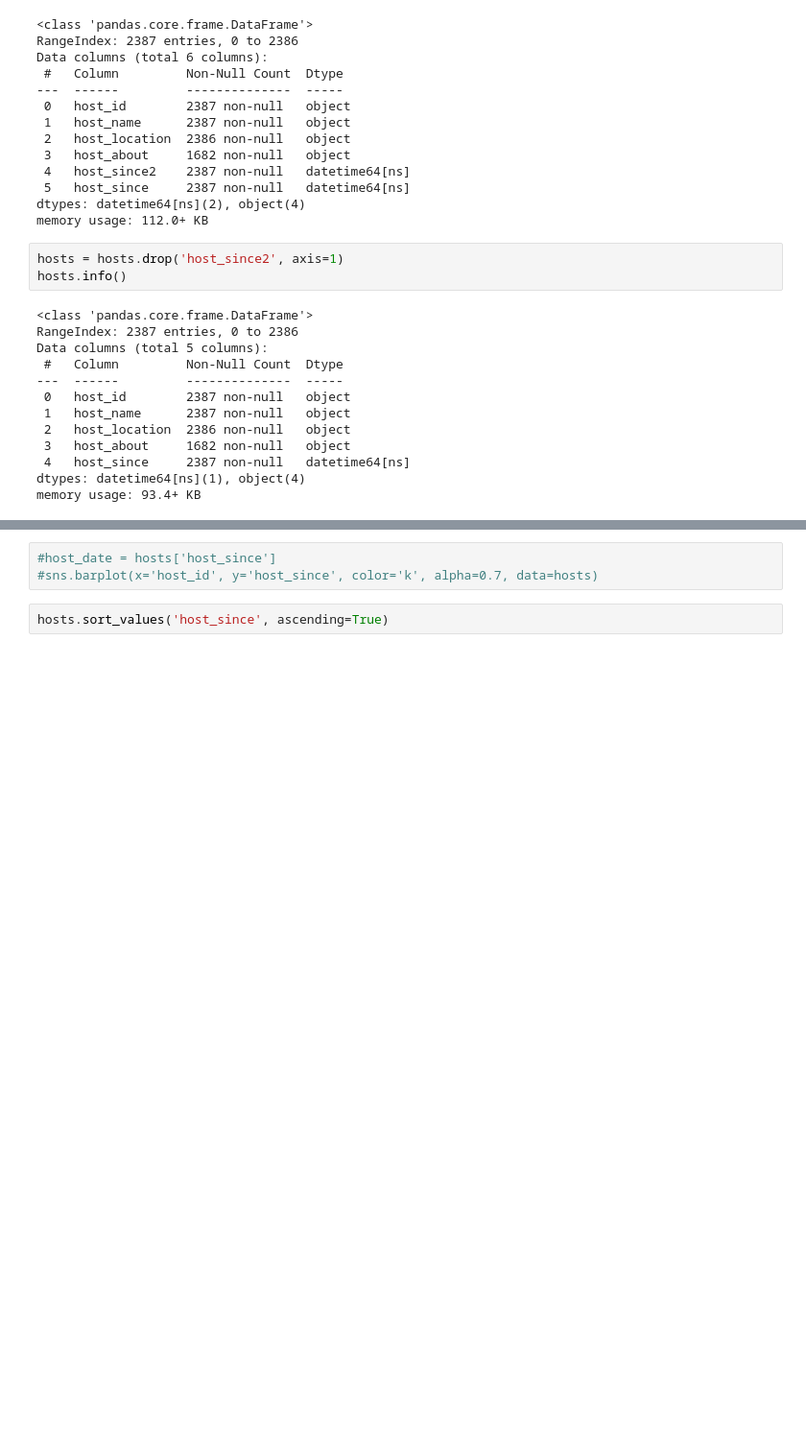
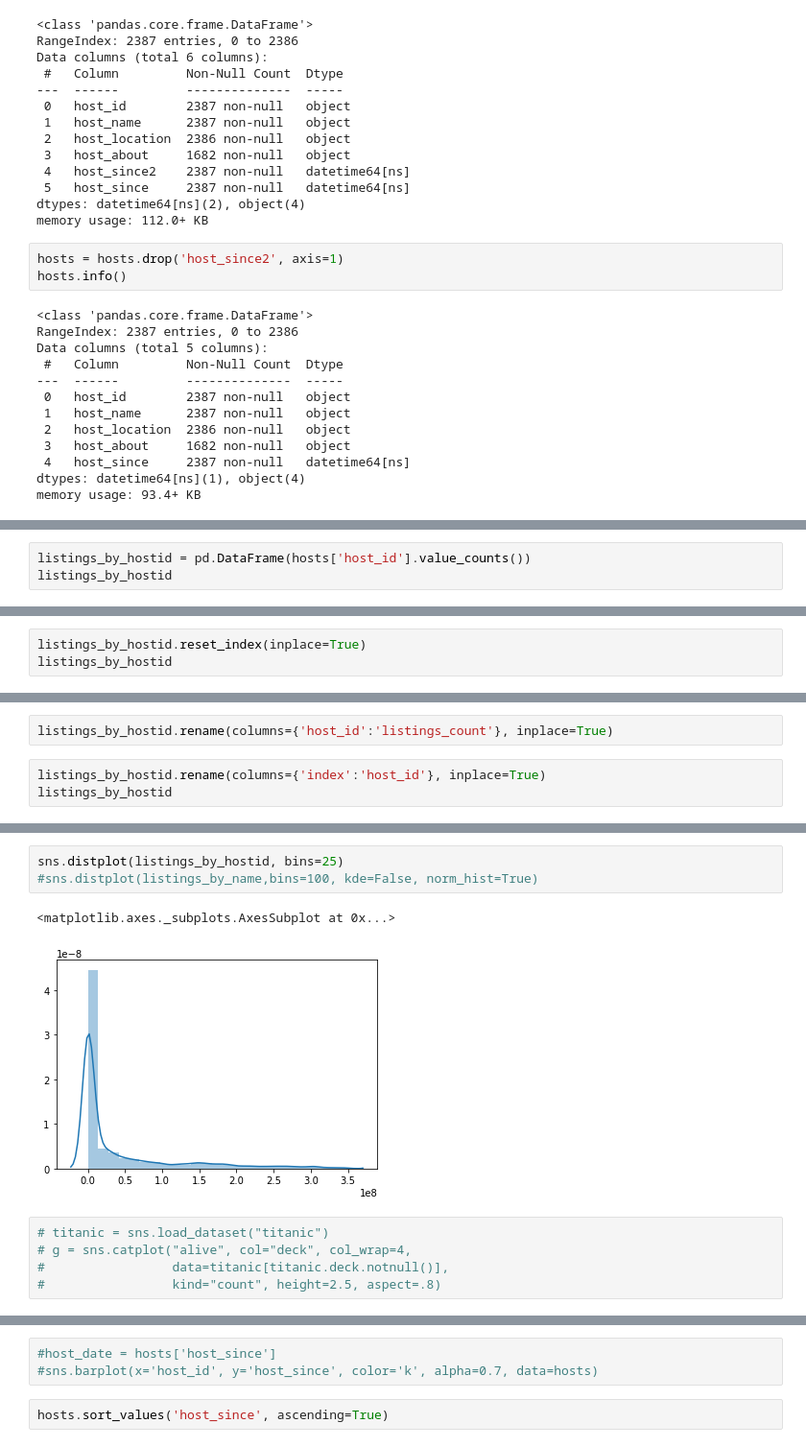
Before and after one commit to Dewalk/capstone2, a Jupyter notebook: listings.ipynb, the cells around one changed output, grey strips where cells are left out. Shown at 96% size. Drawn from its saved outputs; the diff is of its cells as text; blank space fills up the shorter version.

Commit message:
plots added to notebook

```diff
--- a/listings.ipynb
+++ b/listings.ipynb
@@ -212,0 +183,3 @@ SyntaxError: positional argument follows keyword argument (<ipython-input-19-6aa
+# %%
+listings_by_hostid = pd.DataFrame(hosts['host_id'].value_counts())
+listings_by_hostid
@@ -212,0 +200,3 @@ SyntaxError: positional argument follows keyword argument (<ipython-input-19-6aa
+# %%
+listings_by_hostid.reset_index(inplace=True)
+listings_by_hostid
@@ -212,0 +217,5 @@ SyntaxError: positional argument follows keyword argument (<ipython-input-19-6aa
+# %%
+listings_by_hostid.rename(columns={'host_id':'listings_count'}, inplace=True)
+# %%
+listings_by_hostid.rename(columns={'index':'host_id'}, inplace=True)
+listings_by_hostid
@@ -212,0 +259,11 @@ SyntaxError: positional argument follows keyword argument (<ipython-input-19-6aa
+# %%
+sns.distplot(listings_by_hostid, bins=25)
+#sns.distplot(listings_by_name,bins=100, kde=False, norm_hist=True)
+# %% [output]
+<matplotlib.axes._subplots.AxesSubplot at 0x...>
+[figure, added]
+# %%
+# titanic = sns.load_dataset("titanic")
+# g = sns.catplot("alive", col="deck", col_wrap=4,
+#                 data=titanic[titanic.deck.notnull()],
+#                 kind="count", height=2.5, aspect=.8)
```
Also changed, not shown: parts of 18 cells of this notebook.
